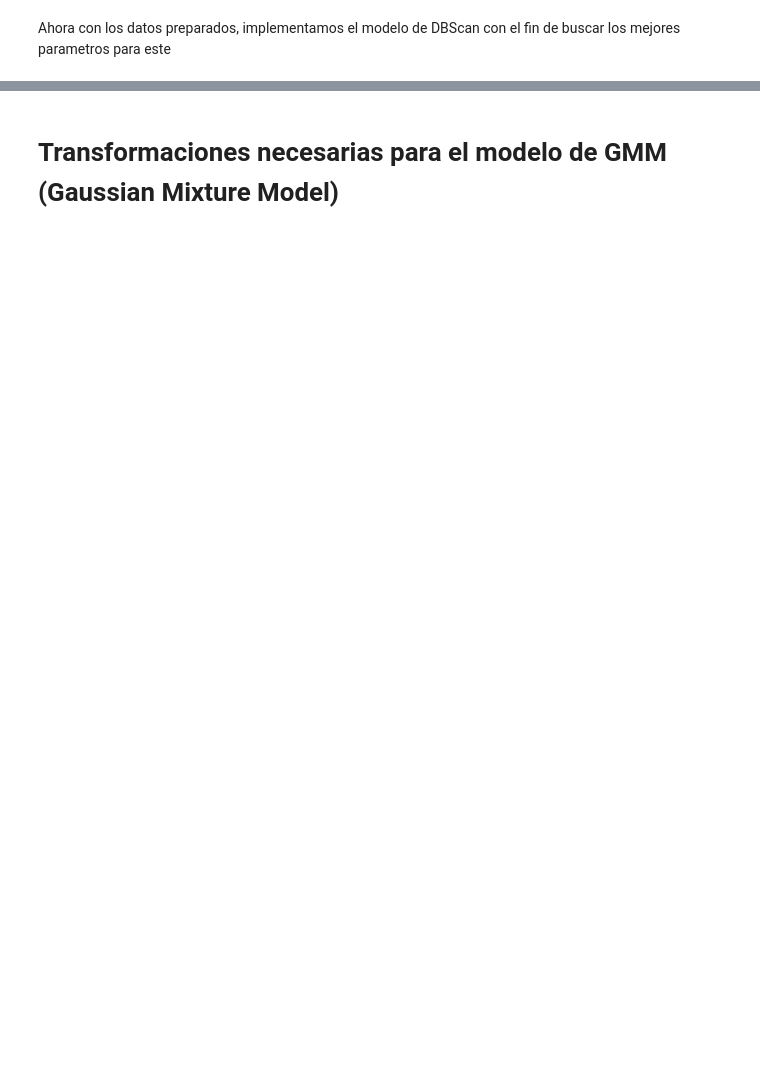
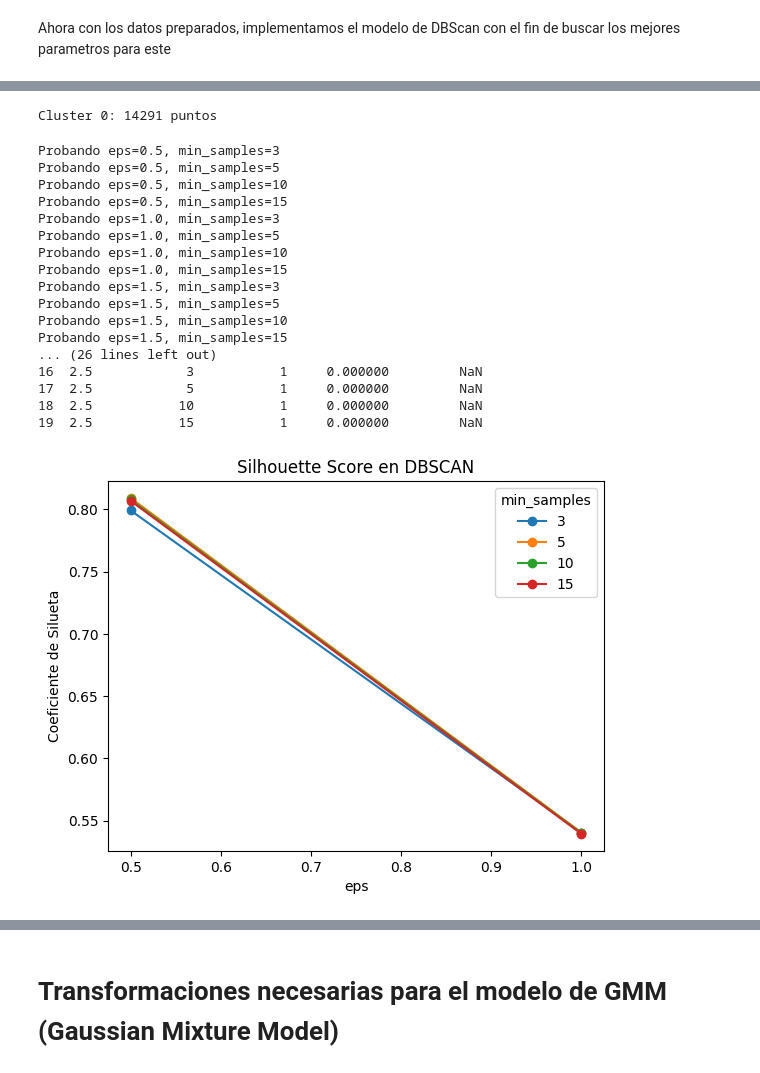
Before and after one commit to Trabajos-BI/Laboratorio2BI, a Jupyter notebook: Lab2/SeneCafeAlpes.ipynb, the cells around one changed output, grey strips where cells are left out. Drawn from its saved outputs; the diff is of its cells as text; code cells hidden in the pictures; blank space fills up the shorter version.

```diff
--- a/Lab2/SeneCafeAlpes.ipynb
+++ b/Lab2/SeneCafeAlpes.ipynb
@@ -603,0 +704,70 @@ plt.show()
+# %%
+unique, counts = np.unique(labels_db, return_counts=True)
+for cluster, count in zip(unique, counts):
+    if cluster == -1:
+        print(f"Ruido: {count} puntos")
+    else:
+        print(f"Cluster {cluster}: {count} puntos")
+# %% [output]
+Cluster 0: 14291 puntos
+# %%
+import numpy as np
+import matplotlib.pyplot as plt
+from sklearn.cluster import DBSCAN
+from sklearn.metrics import silhouette_score
+
+X = df_dbminmax.values
+eps_values = np.arange(0.5, 3.0, 0.5)
+min_samples_values = [3, 5, 10, 15]
+
+rows = []
+
+for eps in eps_values:
+    for min_samples in min_samples_values:
+        print(f"Probando eps={eps}, min_samples={min_samples}")
+        db = DBSCAN(eps=eps, min_samples=min_samples)
+        labels = db.fit_predict(X)
+        n_clusters = len(set(labels)) - (1 if -1 in labels else 0)
+        noise_ratio = (labels == -1).mean()
+        sil = np.nan
+        if n_clusters > 1:
+            sil = silhouette_score(X, labels)
+        rows.append({
+        "eps": eps,
+        "min_samples": min_samples,
+        "n_clusters": n_clusters,
+        "noise_ratio": noise_ratio,
+        "silhouette": sil,
+        })
+
+
+results_df = pd.DataFrame(rows)
+print("Resultados DBSCAN:")
+print(results_df)
+
+
+pivot_eps = results_df.pivot(index="eps", columns="min_samples", values="silhouette")
+pivot_eps.plot(marker='o')
+plt.title("Silhouette Score en DBSCAN")
+plt.ylabel("Coeficiente de Silueta")
+plt.xlabel("eps")
+plt.show()
+# %% [output]
+Probando eps=0.5, min_samples=3
+Probando eps=0.5, min_samples=5
+Probando eps=0.5, min_samples=10
+Probando eps=0.5, min_samples=15
+Probando eps=1.0, min_samples=3
+Probando eps=1.0, min_samples=5
+Probando eps=1.0, min_samples=10
+Probando eps=1.0, min_samples=15
+Probando eps=1.5, min_samples=3
+Probando eps=1.5, min_samples=5
+Probando eps=1.5, min_samples=10
+Probando eps=1.5, min_samples=15
+... (26 lines left out)
+16  2.5            3           1     0.000000         NaN
+17  2.5            5           1     0.000000         NaN
+18  2.5           10           1     0.000000         NaN
+19  2.5           15           1     0.000000         NaN
+[figure, added]
```
Also changed, not shown: parts of 13 cells of this notebook.
